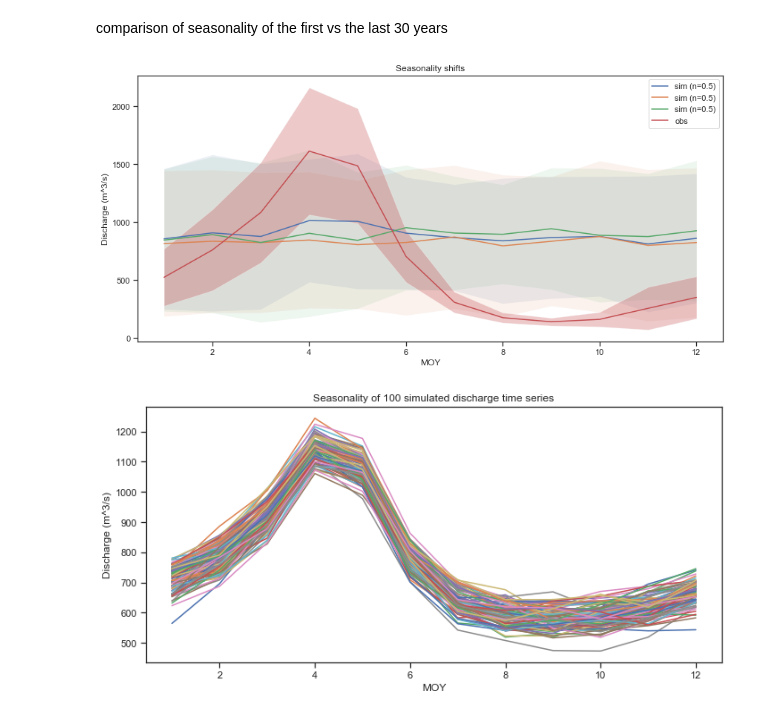
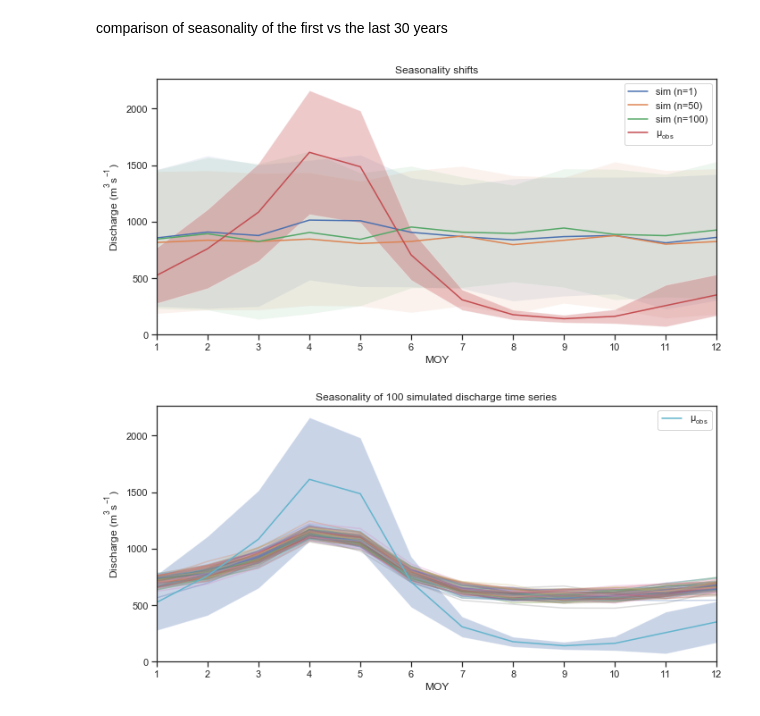
Before and after one commit to derpyninja/cciwr, a Jupyter notebook: monte_carlo_simulation.ipynb, the cells around one changed output. Drawn from its saved outputs; the diff is of its cells as text; code cells hidden in the pictures.

```diff
--- a/monte_carlo_simulation.ipynb
+++ b/monte_carlo_simulation.ipynb
@@ -125,7 +162,7 @@ model_ilisu_usgs_quadratic_extrapolation = model_mosul_usgs_quadratic.extrapolat
 Negative discharge doesn't make a whole lot of sense. Set values < 0 to 0.
 # %%
 model_mosul_usgs_linear.extrapolation = model_mosul_usgs_linear.extrapolation.where(model_mosul_usgs_linear.extrapolation > 0., 0.)
-model_ilisu_usgs_linear_extrapolation = model_ilisu_usgs_linear_extrapolation.where(model_ilisu_usgs_linear_extrapolation > 0., 0.)
+model_ilisu_usgs_linear.extrapolation = model_ilisu_usgs_linear.extrapolation.where(model_ilisu_usgs_linear.extrapolation > 0., 0.)
 # %% [markdown]
 Store 100 extrapolations each
 # %%
@@ -135,5 +172,5 @@ model_ilisu_usgs_linear_extrapolation.to_csv("data/monte_carlo/model_ilisu_usgs_
 Calculate quantiles
 # %%
 quantiles = [0., 0.025, 0.25, 0.5, 0.75, 0.975, 1.]
-quantiles_mosul_usgs_linear = model_mosul_usgs_linear.extrapolation.quantile(q=quantiles, axis=1).T
-quantiles_ilisu_usgs_linear = model_ilisu_usgs_linear_extrapolation.quantile(q=quantiles, axis=1).T
+model_mosul_usgs_linear.quantiles = model_mosul_usgs_linear.extrapolation.quantile(q=quantiles, axis=1).T
+model_ilisu_usgs_linear.quantiles = model_ilisu_usgs_linear.extrapolation.quantile(q=quantiles, axis=1).T
@@ -154,7 +198,7 @@ If yes, how?
 # %%
 sns.set(style="ticks")
 quantiles = [0.025, 0.25, 0.5, 0.75, 0.975]
-fig, axes = plt.subplots(nrows=len(quantiles)+1, sharex=True, sharey=True, figsize=(6,10))
+fig, axes = plt.subplots(nrows=len(quantiles)+1, sharex=True, sharey=True, figsize=(5,10))
 
 # plot observations
 ts_obs = model_mosul_usgs_linear.ts
@@ -167,7 +211,7 @@ axes[0].fill_between(climat_obs_mean.index.values,
                 climat_obs_mean - climat_obs_sd,
                 climat_obs_mean + climat_obs_sd,
                 alpha = 0.3)
-axes[0].set_title("Observed timeseries")
+axes[0].set_title("Observed timeseries at Mosul")
 
 # plot simulations
 ts_extrp = model_mosul_usgs_linear.quantiles
@@ -184,14 +228,17 @@ for q, ax in zip(quantiles, axes[1:]):
                     climat_extrp_mean + climat_extrp_sd,
                     alpha = 0.1)
     ax.axhline(climat_extrp_mean.mean(), linestyle="--", color="black", linewidth=1)
-    ax.set_title("sim (q={})".format(q))
+    ax.set_title("sim ({:.1f}% quantile)".format(q*100))
 
 # general
 for ax in axes:
     ax.set_ylim(0.)
     ax.set_xlim(1,12)
+    ax.set_xticks(range(1,13))
 axes[-1].set_xlabel("MOY")
 
-fig.text(-0.01, 0.5, 'Discharge (m^3/s)', va='center', rotation='vertical')
 plt.tight_layout()
+fig.text(-0.03, 0.5, 'Discharge ($m^3 s^{-1}$)', va='center', rotation='vertical')
+
+plt.savefig("plots/mosul_seasonality.png", dpi=300, bbox_inches = "tight")
 # %% [output]
@@ -212,7 +306,7 @@ climat_extrp_mean = ts_extrp.groupby(ts_extrp.index.month).mean()
 climat_extrp_sd = ts_extrp.groupby(ts_extrp.index.month).std()
 climat_extrp_mean.name = "simulated"
 # %%
-fig, ax = plt.subplots(figsize=(12,6))
+fig, ax = plt.subplots()
 
 # simulations
 ts_extrp = model_mosul_usgs_linear.extrapolation['2066-01-31':'2099-12-31']
@@ -220,7 +314,7 @@ for n in [1, 50, 100]:
     ts_extrp_q = ts_extrp[n]
     climat_extrp_mean = ts_extrp_q.groupby(ts_extrp.index.month).mean()
     climat_extrp_sd = ts_extrp_q.groupby(ts_extrp.index.month).std()
-    climat_extrp_mean.name = "sim (n={})".format(q)
+    climat_extrp_mean.name = "sim (n={})".format(n)
 
     # plot
     climat_extrp_mean.plot(ax = ax)
@@ -232,7 +326,7 @@ for n in [1, 50, 100]:
 # observations from the first 30 years
 ts_obs = model_mosul_usgs_linear.ts['1931-01-01':'1961-01-01']
 climat_obs_mean = ts_obs.groupby(ts_obs.index.month).mean()
-climat_obs_mean.name = "obs"
+climat_obs_mean.name = "$\mu_{obs}$"
 climat_obs_sd = ts_obs.groupby(ts_obs.index.month).std()
 
 # plot
@@ -244,23 +338,38 @@ ax.fill_between(climat_obs_mean.index.values,
 
 # general
 ax.set_xlabel("MOY")
-ax.set_ylabel("Discharge (m^3/s)")
+ax.set_ylabel("Discharge ($m^3 s^{-1}$)")
 ax.set_title("Seasonality shifts")
+ax.set_ylim(0.)
+ax.set_xlim(1,12)
+ax.set_xticks(range(1,13))
 
 plt.legend()
 plt.tight_layout()
+plt.savefig("plots/mosul_seasonality_shifts.png", dpi=300, bbox_inches = "tight")
 # %% [output]
-[figure, old version]
+[figure, new version]
 # %%
 f, ax = plt.subplots()
 for n in range(1, 100):
     ts = model_mosul_usgs_linear.extrapolation[n]
     ts_seas = ts.groupby(ts.index.month).mean()
-    ts_seas.plot(ax=ax)
+    ts_seas.plot(ax=ax, legend=None, alpha=.3)
+
+# plot
+climat_obs_mean.plot(ax = ax, legend="$\mu_{obs}$")
+ax.fill_between(climat_obs_mean.index.values,
+                climat_obs_mean - climat_obs_sd,
+                climat_obs_mean + climat_obs_sd,
+                alpha = 0.3)
 
 ax.set_xlabel("MOY")
-ax.set_ylabel("Discharge (m^3/s)")
+ax.set_ylabel("Discharge ($m^3 s^{-1}$)")
 ax.set_title("Seasonality of 100 simulated discharge time series")
+ax.set_ylim(0.)
+ax.set_xlim(1,12)
+ax.set_xticks(range(1,13))
 plt.tight_layout()
+plt.savefig("plots/mosul_seasonality_of_extrapolations.png", dpi=300, bbox_inches = "tight")
 # %% [output]
-[figure, old version]
+[figure, new version]
```
Also changed, not shown: parts of 39 cells of this notebook, 29 other files.
